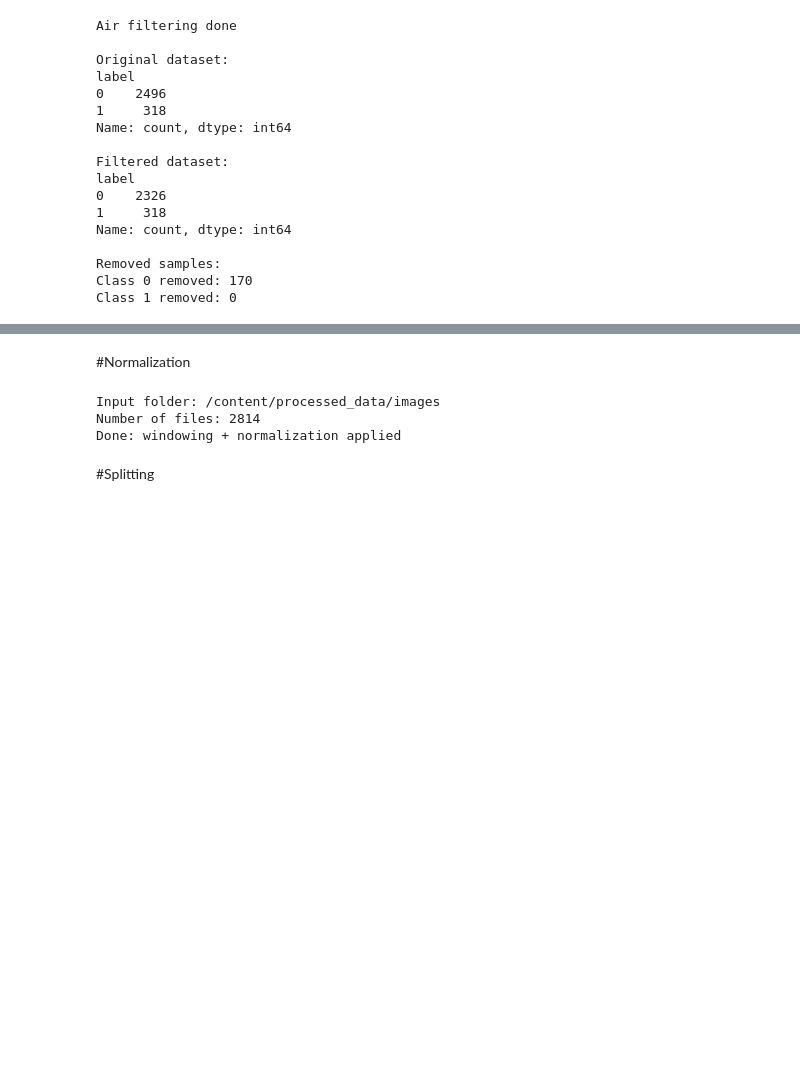
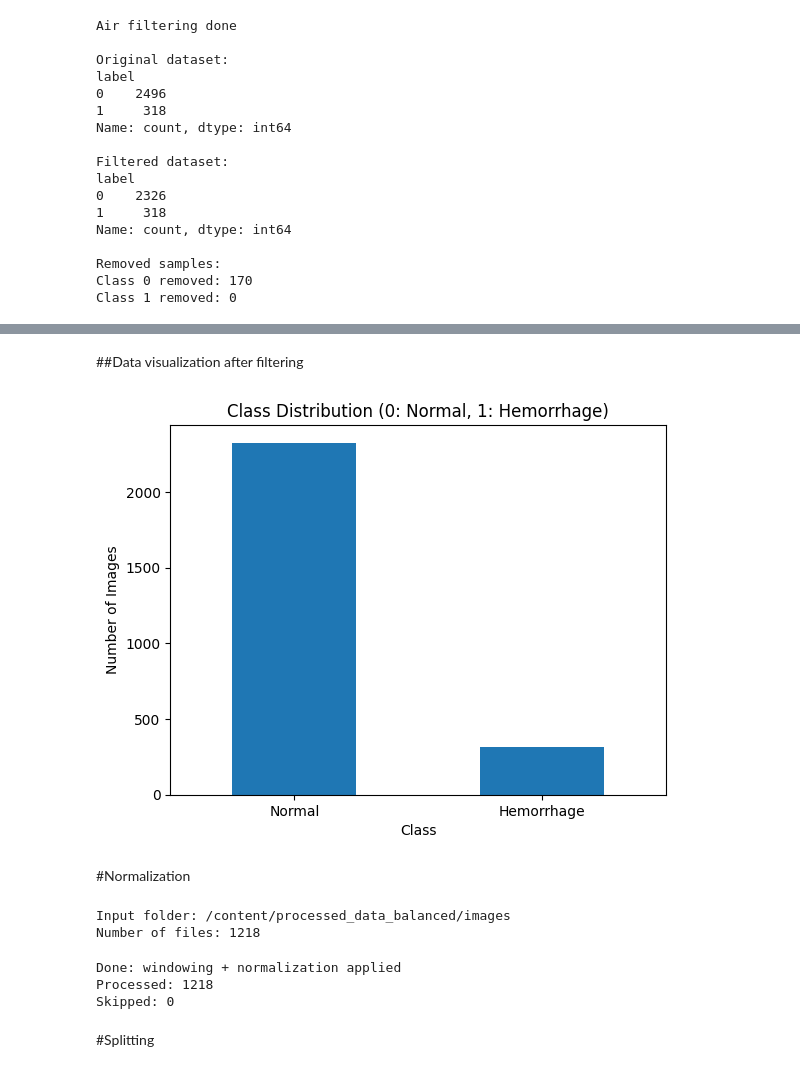
Before and after one commit to FaridRash/brain-ct-hemorrhage-segmentation, a Jupyter notebook: Notebooks/Preprocess_01.ipynb, the cells around one changed output, grey strips where cells are left out. Cells and saved outputs as stored; diff of their text form; code cells hidden in the pictures; blank space fills up the shorter version.

```diff
--- a/Notebooks/Preprocess_01.ipynb
+++ b/Notebooks/Preprocess_01.ipynb
@@ -281,16 +346,34 @@ Class 1 removed: 0
+# %% [markdown]
+##Data visualization after filtering
+# %%
+# ---- plot distribution ----
+counts = filtered_df["label"].value_counts().sort_index()
+
+plt.figure()
+counts.plot(kind="bar")
+
+plt.title("Class Distribution (0: Normal, 1: Hemorrhage)")
+plt.xlabel("Class")
+plt.ylabel("Number of Images")
+plt.xticks([0, 1], ["Normal", "Hemorrhage"], rotation=0)
+
+plt.show()
+# %% [output]
+[figure, added]
 # %% [markdown]
 #Normalization
 # %%
 import os
-import cv2
 import numpy as np
+from tqdm import tqdm
 
-input_dir = "/content/processed_data/images"
-output_dir = "/content/processed_data/images_windowed"
+# ===== PATHS =====
+input_dir = "/content/processed_data_balanced/images"
+output_dir = "/content/processed_data_balanced_windowed/images"
 
 os.makedirs(output_dir, exist_ok=True)
 
-# ---- window parameters (brain window) ----
+# ===== WINDOW PARAMETERS (Brain Window) =====
 WL = 40
 WW = 80
 
@@ -300,38 +383,51 @@ upper = WL + (WW / 2)
 print("Input folder:", input_dir)
 print("Number of files:", len(os.listdir(input_dir)))
 
-for img_name in sorted(os.listdir(input_dir)):
+processed = 0
+skipped = 0
 
-    #skip non-image files
-    if not img_name.lower().endswith((".png", ".jpg", ".jpeg")):
+# ===== LOOP =====
+for img_name in tqdm(sorted(os.listdir(input_dir))):
+
+    # ---- only process .npy ----
+    if not img_name.endswith(".npy"):
+        skipped += 1
         continue
 
     img_path = os.path.join(input_dir, img_name)
 
-    # ---- read safely ----
-    img = cv2.imread(img_path, cv2.IMREAD_GRAYSCALE)
+    try:
+        # ---- load image ----
+        img = np.load(img_path).astype(np.float32)
 
-    if img is None:
-        print(f"Skipping unreadable file: {img_path}")
-        continue
+        # ---- windowing ----
+        img = np.clip(img, lower, upper)
 
-    img = img.astype(np.float32)
+        # ---- normalize to 0–1 ----
+        img = (img - lower) / (upper - lower)
 
-    # ---- apply windowing ----
-    img = np.clip(img, lower, upper)
+        # ---- safety clamp (numerical stability) ----
+        img = np.clip(img, 0.0, 1.0)
 
-    # ---- normalize to 0–255 ----
-    img = (img - lower) / (upper - lower)
-    img = (img * 255).astype(np.uint8)
+        # ---- save ----
+        np.save(os.path.join(output_dir, img_name), img)
 
-    # ---- save ----
-    cv2.imwrite(os.path.join(output_dir, img_name), img)
+        processed += 1
 
-print("Done: windowing + normalization applied")
+    except Exception as e:
+        print(f"Error processing {img_name}: {e}")
+        skipped += 1
+
+# ===== REPORT =====
+print("\nDone: windowing + normalization applied")
+print(f"Processed: {processed}")
+print(f"Skipped: {skipped}")
 # %% [output]
-Input folder: /content/processed_data/images
-Number of files: 2814
-Done: windowing + normalization applied
+Input folder: /content/processed_data_balanced/images
+Number of files: 1218
+Done: windowing + normalization applied
+Processed: 1218
+Skipped: 0
 # %% [markdown]
 #Splitting
 # %% [markdown]
```
Also changed, not shown: parts of 3 cells of this notebook.
